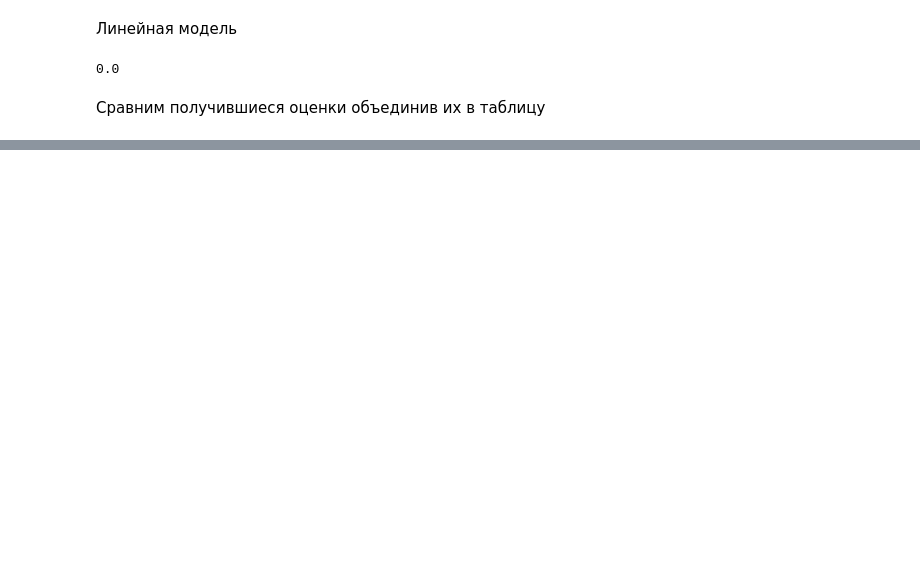
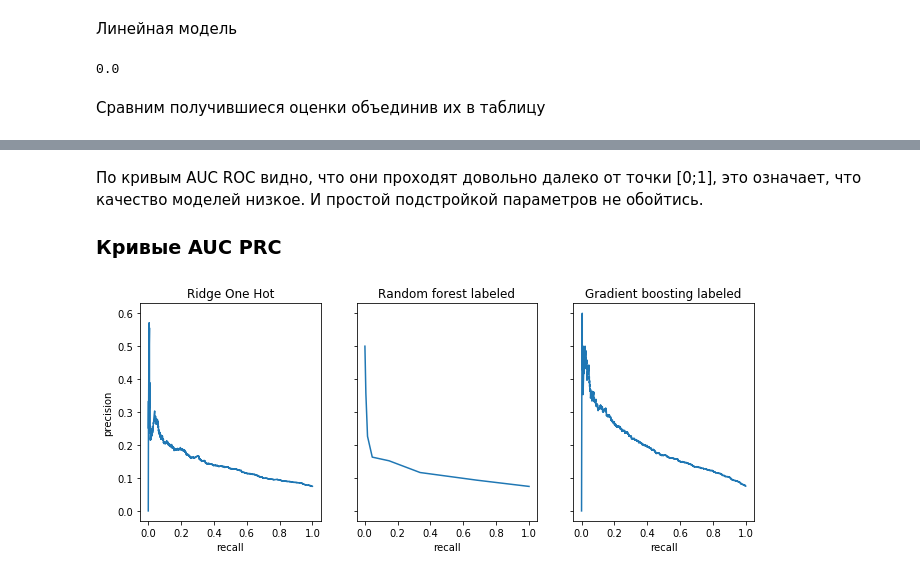
Before and after one commit to Agaspher20/DataAnalisysMipt, a Jupyter notebook: Python/6. DataAnalysisProject_Churn/week_3_baselines.ipynb, the cells around one changed output, grey strips where cells are left out. Cells and saved outputs as stored; diff of their text form; code cells hidden in the pictures; blank space fills up the shorter version.

```diff
--- a/Python/6. DataAnalysisProject_Churn/week_3_baselines.ipynb
+++ b/Python/6. DataAnalysisProject_Churn/week_3_baselines.ipynb
@@ -250,0 +429,8 @@ score_table
+# %% [markdown]
+По кривым AUC ROC видно, что они проходят довольно далеко от точки \[0;1\], это означает, что качество моделей низкое. И простой подстройкой параметров не обойтись.
+
+### Кривые AUC PRC
+# %%
+charts_row(chart_models, auc_prc)
+# %% [output]
+[figure, added]
```
Also changed, not shown: parts of 24 cells of this notebook.
